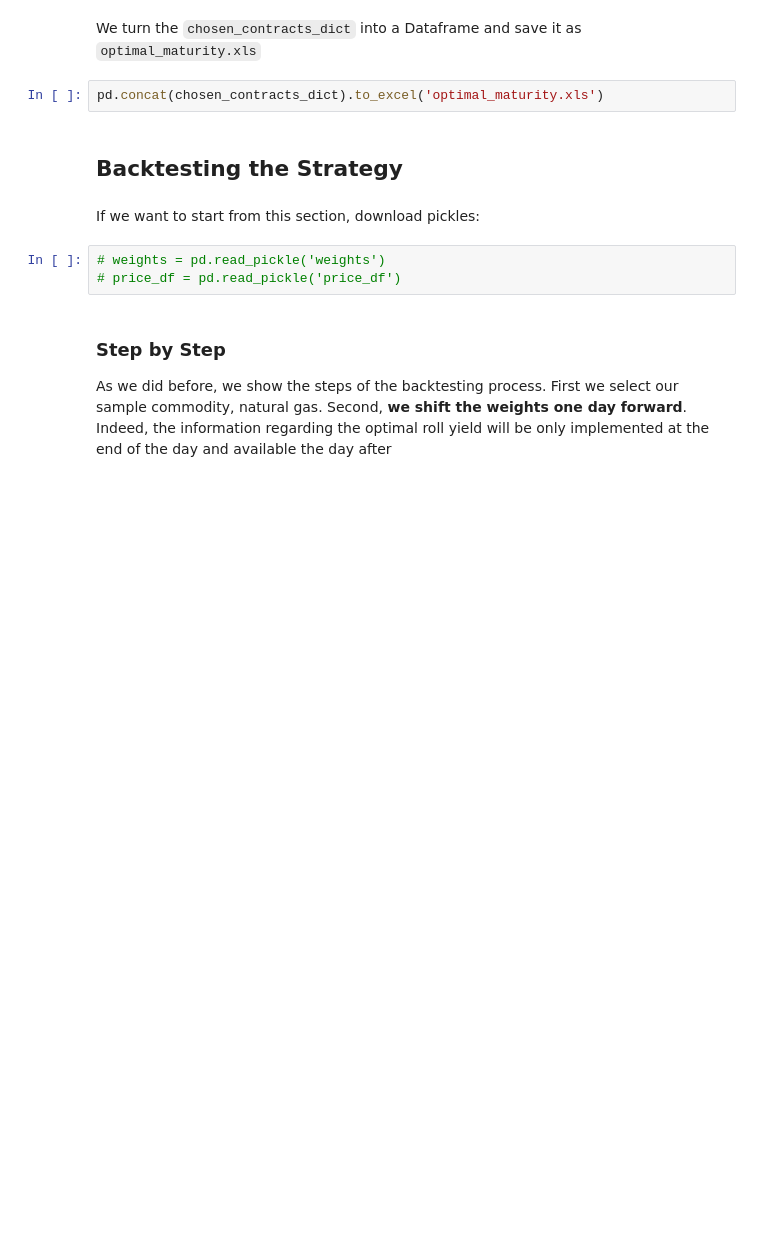
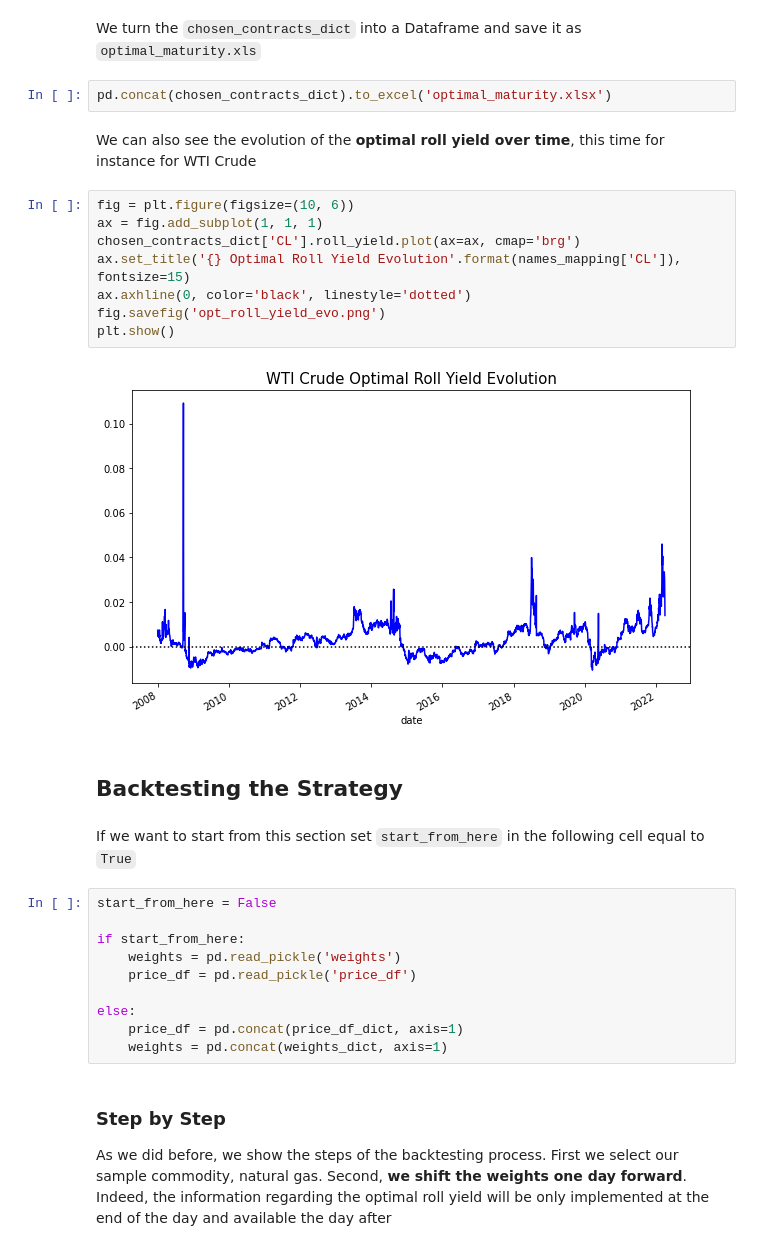
Before and after one commit to lucaberlanda/Magazzino, a Jupyter notebook: WisdomTreeAssignment.ipynb, the cells around one changed output. Drawn from its saved outputs; the diff is of its cells as text; blank space fills up the shorter version.

```diff
--- a/WisdomTreeAssignment.ipynb
+++ b/WisdomTreeAssignment.ipynb
@@ -196,14 +203,33 @@ Choose Optimal Contract for Single Commodity: LC
 # %% [markdown]
 We turn the `chosen_contracts_dict` into a Dataframe and save it as `optimal_maturity.xls`
 # %%
-pd.concat(chosen_contracts_dict).to_excel('optimal_maturity.xls')
+pd.concat(chosen_contracts_dict).to_excel('optimal_maturity.xlsx')
+# %% [markdown]
+We can also see the evolution of the **optimal roll yield over time**, this time for instance for WTI Crude
+# %%
+fig = plt.figure(figsize=(10, 6))
+ax = fig.add_subplot(1, 1, 1)
+chosen_contracts_dict['CL'].roll_yield.plot(ax=ax, cmap='brg')
+ax.set_title('{} Optimal Roll Yield Evolution'.format(names_mapping['CL']), fontsize=15)
+ax.axhline(0, color='black', linestyle='dotted')
+fig.savefig('opt_roll_yield_evo.png')
+plt.show()
+# %% [output]
+[figure, added]
 # %% [markdown]
 ## Backtesting the Strategy
 # %% [markdown]
-If we want to start from this section, download pickles:
+If we want to start from this section set `start_from_here` in the following cell equal to `True`
 # %%
-# weights = pd.read_pickle('weights')
-# price_df = pd.read_pickle('price_df')
+start_from_here = False
+
+if start_from_here:
+    weights = pd.read_pickle('weights')
+    price_df = pd.read_pickle('price_df')
+
+else:
+    price_df = pd.concat(price_df_dict, axis=1)
+    weights = pd.concat(weights_dict, axis=1)
 # %% [markdown]
 ### Step by Step
 As we did before, we show the steps of the backtesting process. First we select our sample commodity, natural gas. Second, **we shift the weights one day forward**. Indeed, the information regarding the optimal roll yield will be only implemented at the end of the day and available the day after
```
Also changed, not shown: parts of 35 cells of this notebook, 2 other files.
